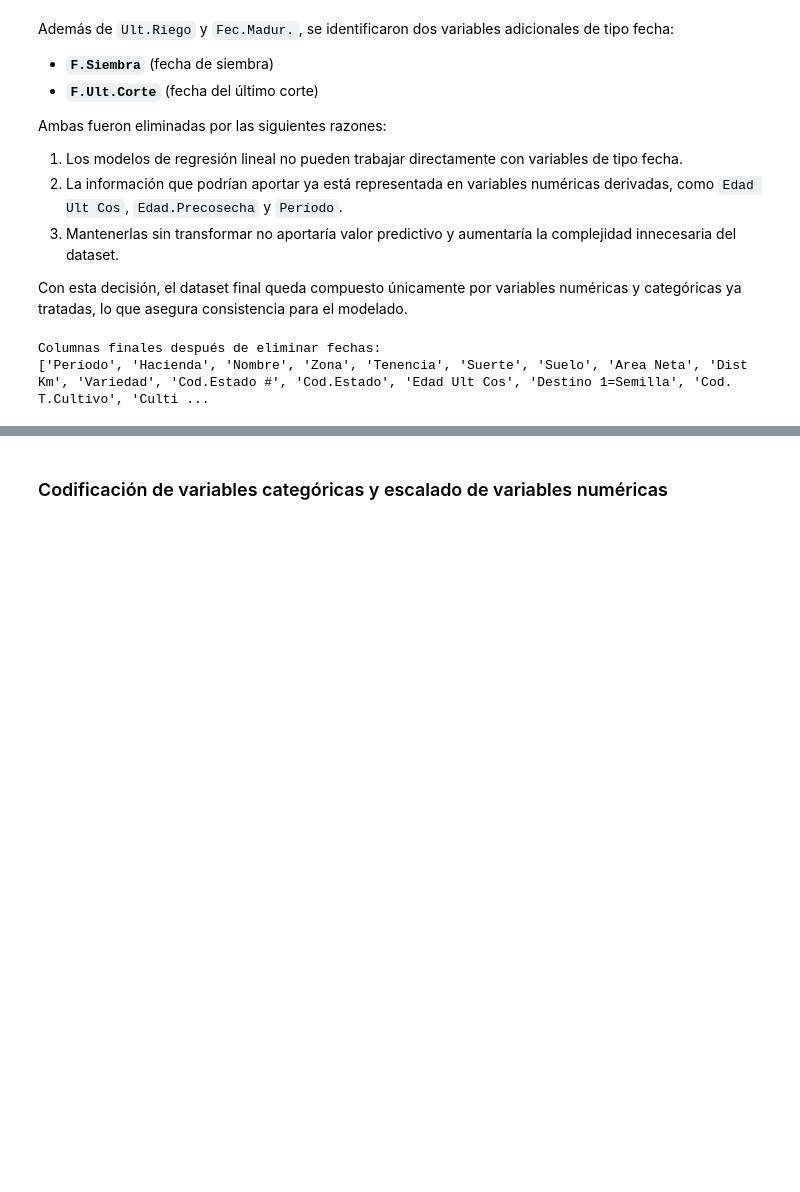
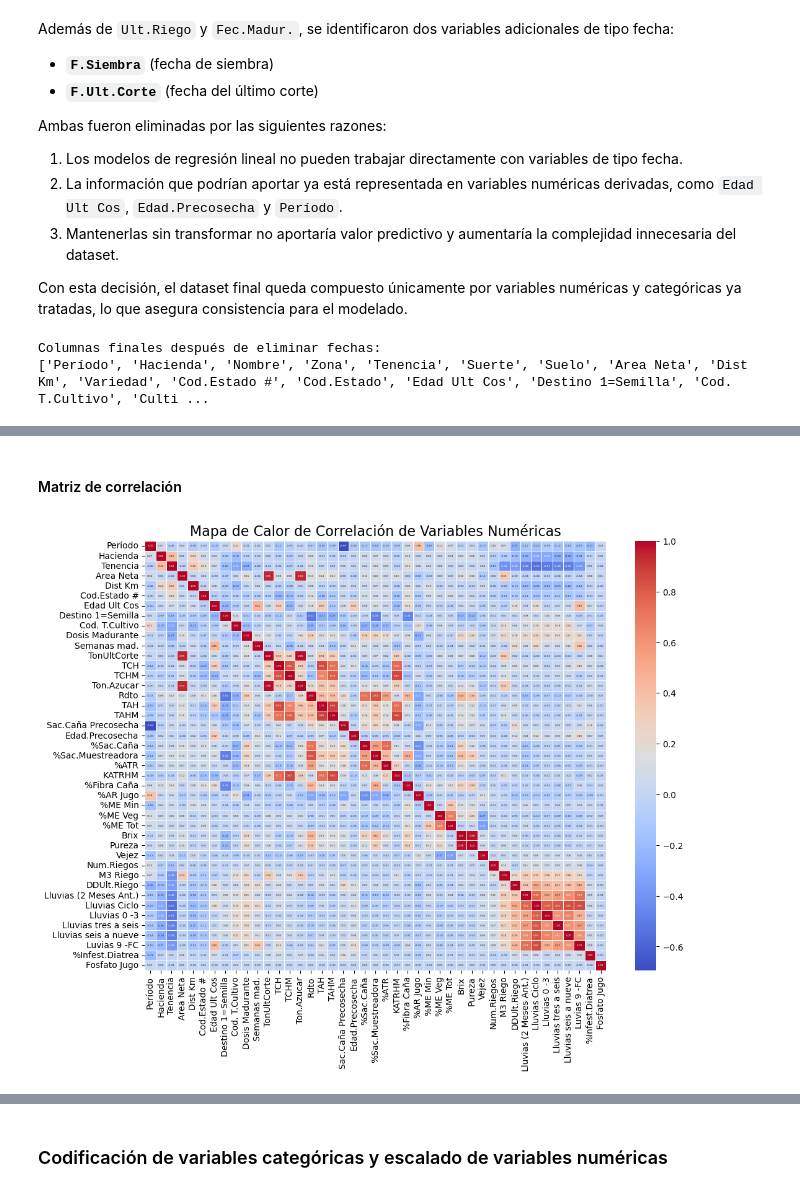
Before and after one commit to Aguado4/Taller-azucarera, a Jupyter notebook: Taller-azucarera.ipynb, the cells around one changed output, grey strips where cells are left out. Cells and saved outputs as stored; diff of their text form; code cells hidden in the pictures; blank space fills up the shorter version.

Commit message:
Add and analyze correlation heatmap
- Generated a correlation heatmap to visualize relationships between variables.
- Added a detailed analysis of the key findings from the heatmap.

```diff
--- a/Taller-azucarera.ipynb
+++ b/Taller-azucarera.ipynb
@@ -773,0 +779,6 @@ Columnas finales después de eliminar fechas:
+# %%
+numerical_cols = df.select_dtypes(include=np.number).columns.tolist()
+categorical_cols = df.select_dtypes(include='object').columns.tolist()
+
+print("\nVariables Numéricas:", numerical_cols)
+print("Variables Categóricas:", categorical_cols)
@@ -773,0 +790,23 @@ Columnas finales después de eliminar fechas:
+# %% [markdown]
+#### Matriz de correlación
+# %%
+# Calcular la matriz de correlación
+correlation_matrix = df[numerical_cols].corr()
+
+# Configurar el tamaño de la figura
+plt.figure(figsize=(12, 9))
+
+# Crear el mapa de calor con Seaborn
+sns.heatmap(
+    correlation_matrix,
+    annot=True,          # Mostrar los valores de correlación en las celdas
+    cmap='coolwarm',     # Esquema de colores
+    fmt=".2f",           # Formato de los números (2 decimales)
+    linewidths=.5,
+    annot_kws={'size': 3}
+)
+
+plt.title('Mapa de Calor de Correlación de Variables Numéricas', fontsize=16)
+plt.show()
+# %% [output]
+[figure, added]
```
Also changed, not shown: parts of 10 cells of this notebook.
